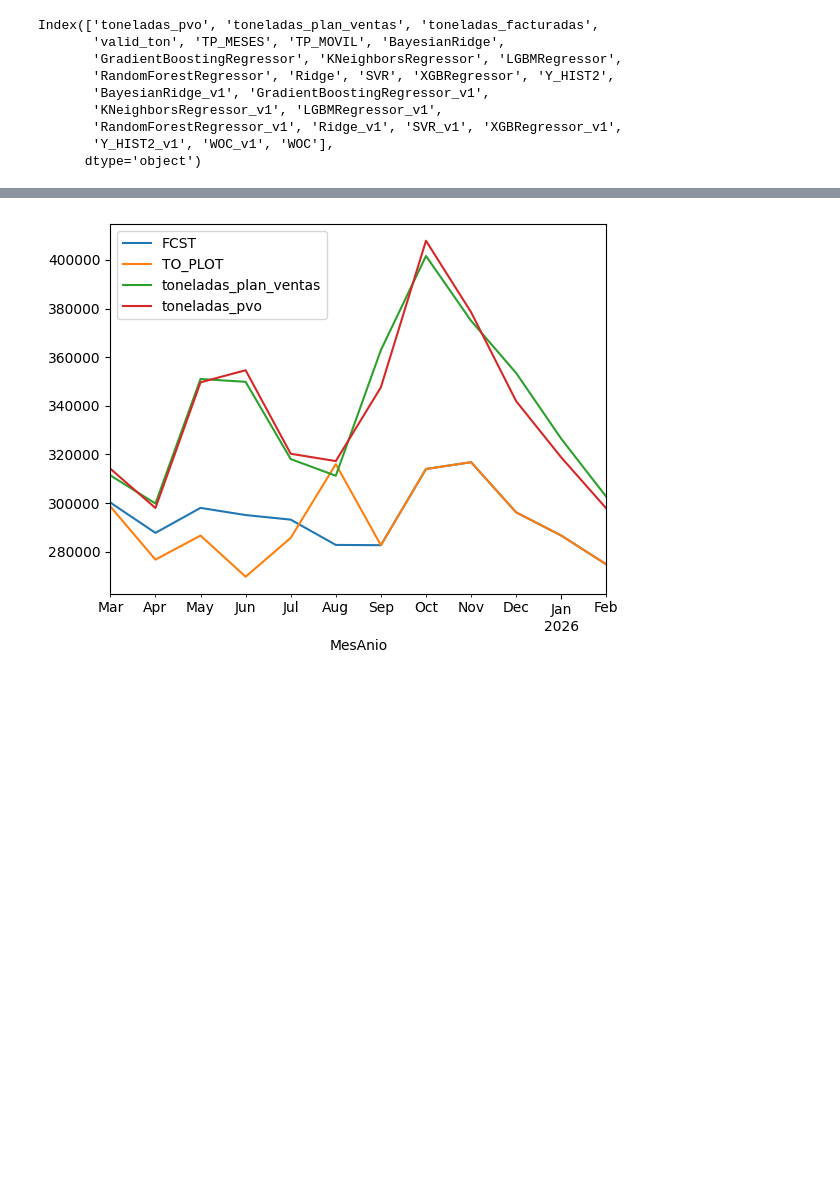
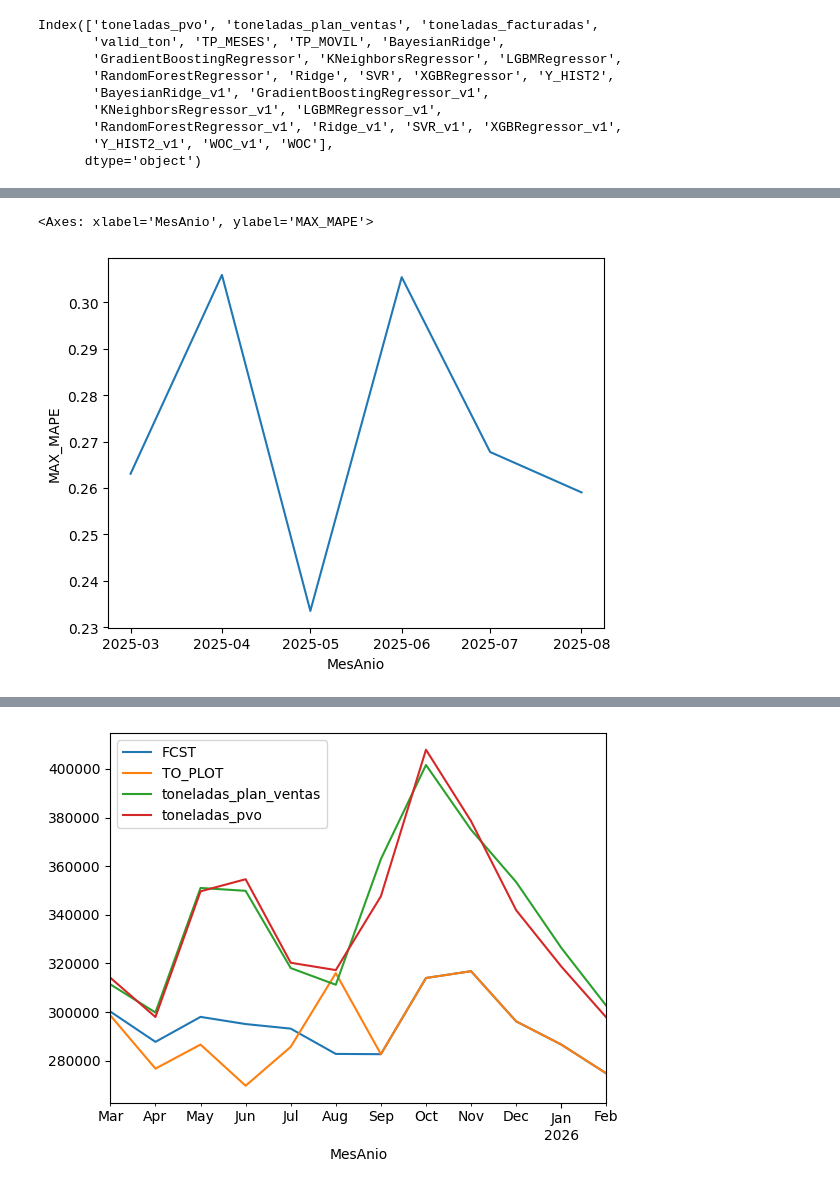
Before and after one commit to adojedar/demanda2, a Jupyter notebook: POP_BQ.ipynb, the cells around one changed output, grey strips where cells are left out. Drawn from its saved outputs; the diff is of its cells as text; code cells hidden in the pictures; blank space fills up the shorter version.

```diff
--- a/POP_BQ.ipynb
+++ b/POP_BQ.ipynb
@@ -489,0 +546,5 @@ df.to_excel("Mejor_Pronostico{0}.xlsx".format(date.today(), index = False))
+# %%
+sns.lineplot(mean_mape, x="MesAnio", y="MAX_MAPE")
+# %% [output]
+<Axes: xlabel='MesAnio', ylabel='MAX_MAPE'>
+[figure, added]
```
Also changed, not shown: parts of 23 cells of this notebook.
